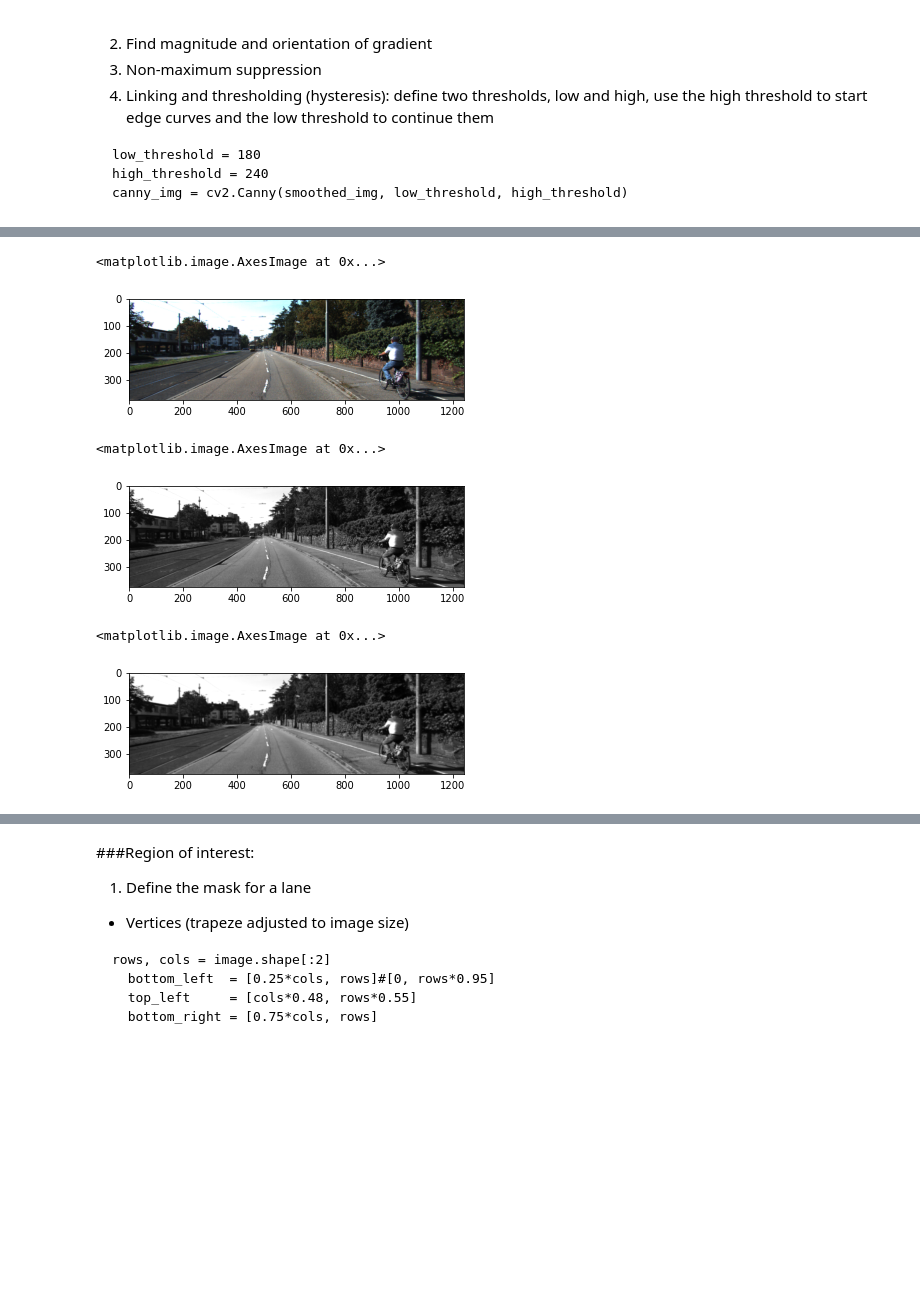
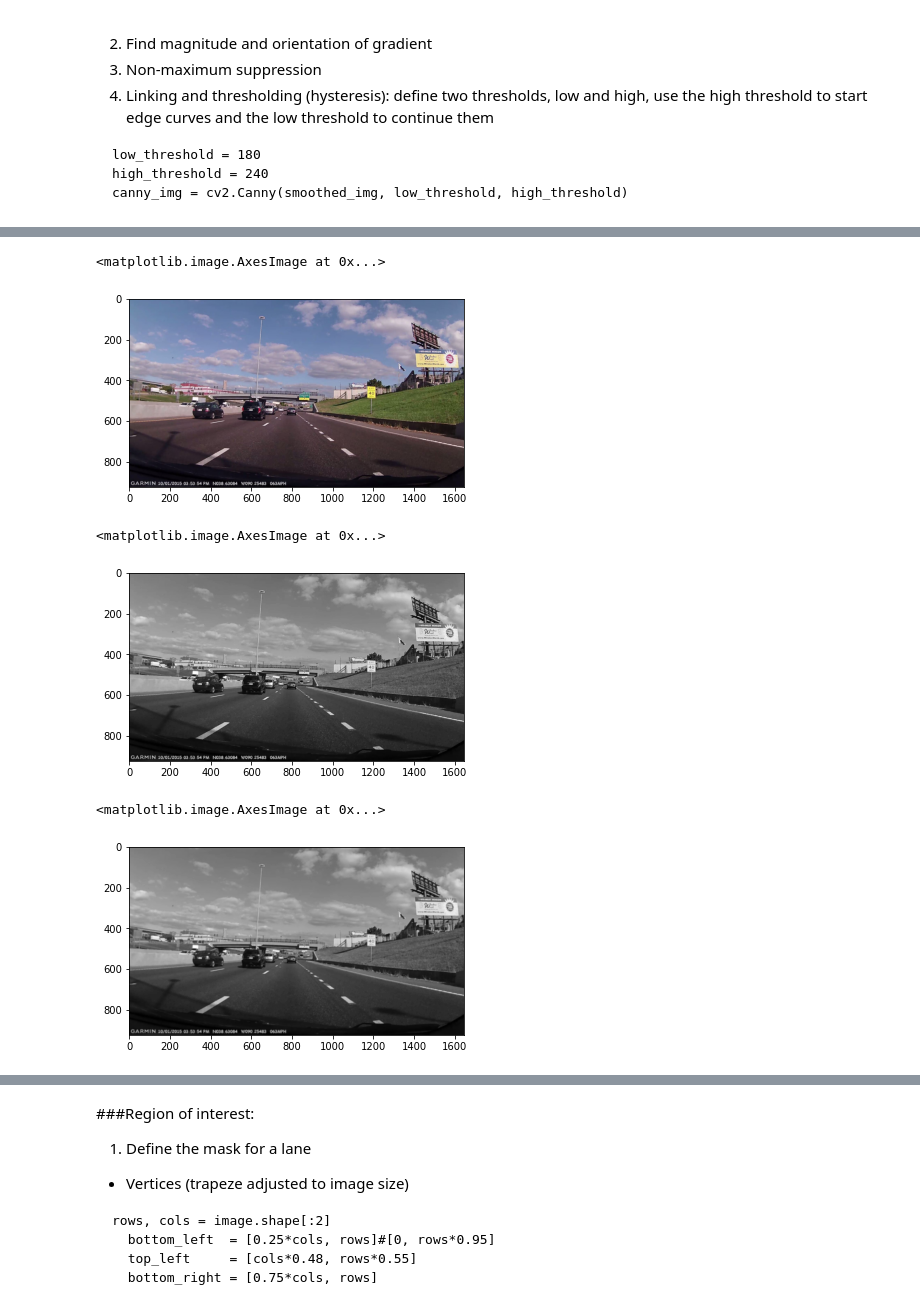
Before and after one commit to stanciuioan1/PIU_project, a Jupyter notebook: P1w1_for_students.ipynb, the cells around one changed output, grey strips where cells are left out. Cells and saved outputs as stored; diff of their text form; code cells hidden in the pictures; blank space fills up the shorter version.

```diff
--- a/P1w1_for_students.ipynb
+++ b/P1w1_for_students.ipynb
@@ -68,26 +72,32 @@ drive.mount('/content/drive')
 # %%
 #TODO: read in test image - see cv2.imread
 #code here
+img = cv2.imread("/content/drive/My Drive/test_img.jpg")
 
 #TODO: BGR to RGB - see cv2.cvtColor(..., cv2.COLOR_BGR2RGB)
 #code here
+mod_img = cv2.cvtColor(img, cv2.COLOR_BGR2RGB)
+
 
 #TODO: print out input image - see plt.imshow from matplotlib.pyplot: https://matplotlib.org/api/pyplot_api.html
 #code here
+
+plt.imshow(mod_img)
 # %% [output]
 <matplotlib.image.AxesImage at 0x...>
-[figure, old version]
+[figure, new version]
 # %%
 #TODO: apply the grayscale transform - see cv2.cvtColor (use cv2.COLOR_RGB2GRAY)
 """This will return an image with only one color channel, but NOTE: to see the returned image as grayscale
     (assuming your grayscaled image is called 'gray') you should call plt.imshow(gray, cmap='gray')"""
 #code here
-
+gray_img = cv2.cvtColor(mod_img, cv2.COLOR_RGB2GRAY)
 #TODO: print grayscale image - you should call plt.imshow(gray, cmap='gray')
 #code here
+plt.imshow(gray_img, cmap='gray')
 # %% [output]
 <matplotlib.image.AxesImage at 0x...>
-[figure, old version]
+[figure, new version]
 # %%
 # Gaussian Smoothing
 
@@ -96,12 +106,13 @@ kernel_size = 5 # Must be an odd number (3, 5, 7...)
 
 #TODO: apply Gaussian Smoothing - see cv2.GaussianBlur
 #code here
-
+gauss_blur = cv2.GaussianBlur(gray_img,(kernel_size,kernel_size),cv2.BORDER_DEFAULT)
 #TODO: print smoothed grayscale image - see plt.imshow
 #code here
+plt.imshow(gauss_blur, cmap='gray')
 # %% [output]
 <matplotlib.image.AxesImage at 0x...>
-[figure, old version]
+[figure, new version]
 # %%
 # Canny Edge Detection
 
```
Also changed, not shown: parts of 9 cells of this notebook.
